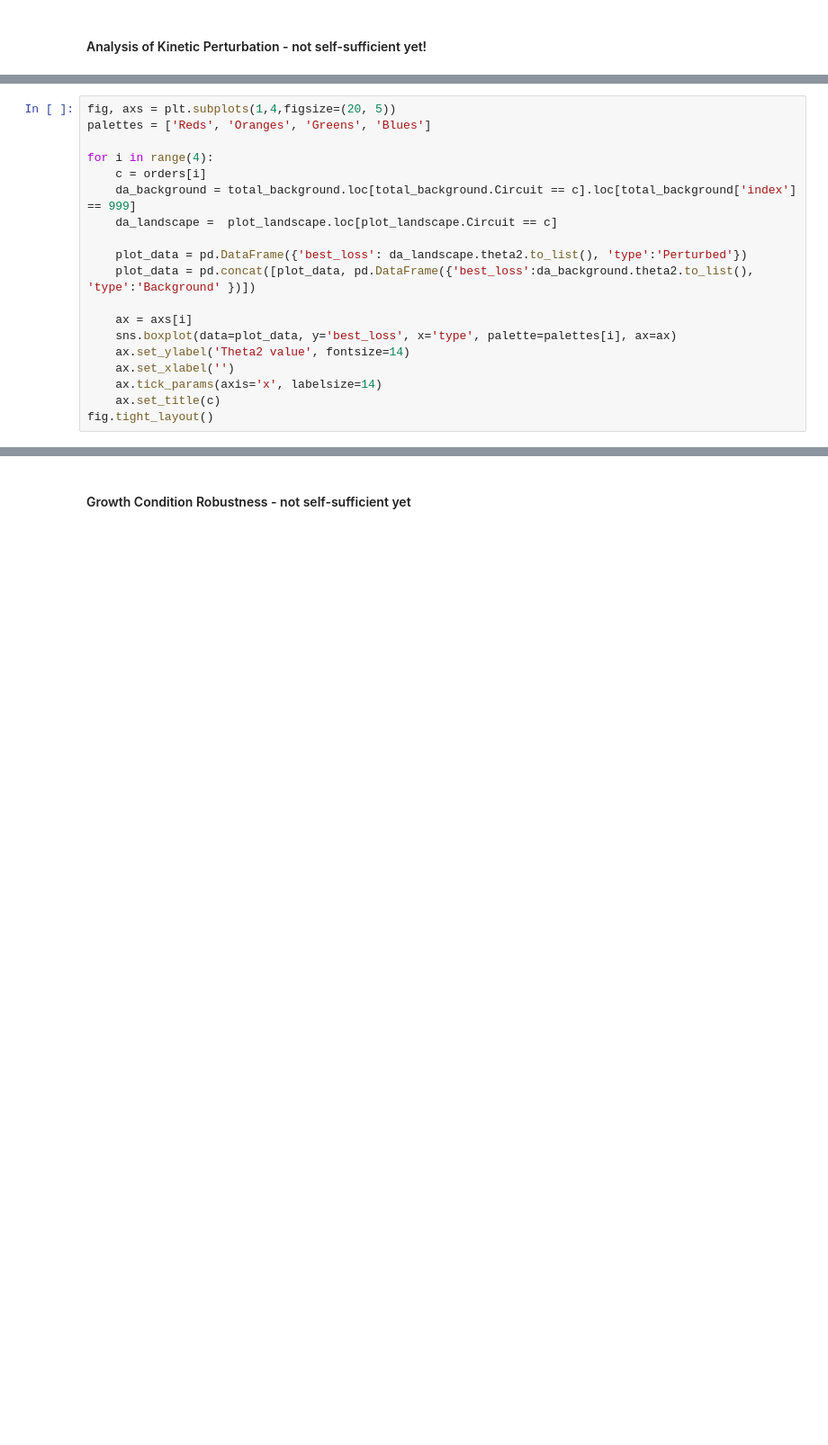
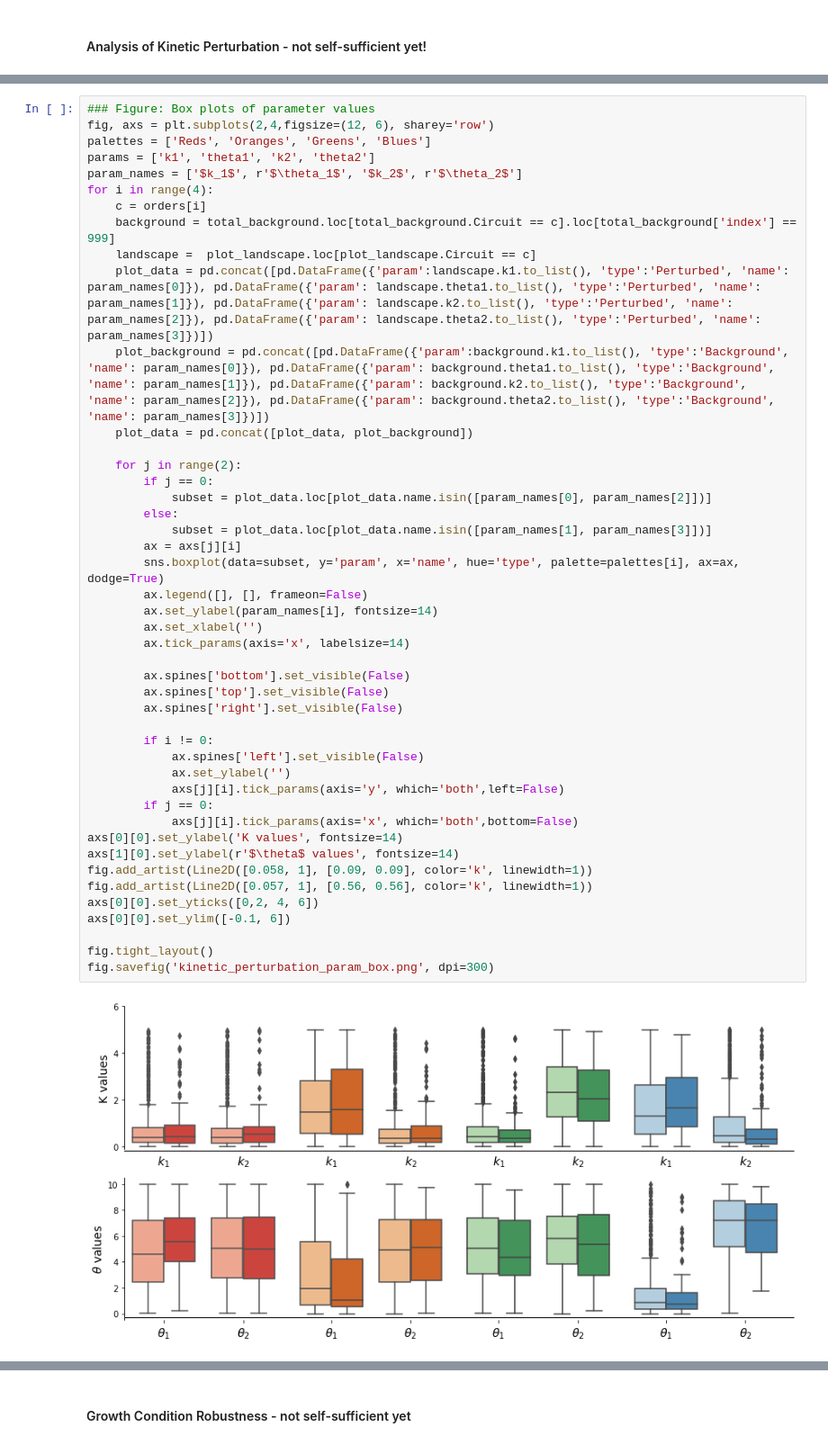
Before and after one commit to cjmerzbacher/bayesopt-dynamic-pathways, a Jupyter notebook: glucaric_acid/glucaric_acid.ipynb, the cells around one changed output, grey strips where cells are left out. Shown at 90% size. Cells and saved outputs as stored; diff of their text form; blank space fills up the shorter version.

```diff
--- a/glucaric_acid/glucaric_acid.ipynb
+++ b/glucaric_acid/glucaric_acid.ipynb
@@ -474,19 +478,0 @@ fig.tight_layout()
-# %%
-fig, axs = plt.subplots(1,4,figsize=(20, 5))
-palettes = ['Reds', 'Oranges', 'Greens', 'Blues']
-
-for i in range(4):
-    c = orders[i]
-    da_background = total_background.loc[total_background.Circuit == c].loc[total_background['index'] == 999]
-    da_landscape =  plot_landscape.loc[plot_landscape.Circuit == c]
-
-    plot_data = pd.DataFrame({'best_loss': da_landscape.theta2.to_list(), 'type':'Perturbed'})
-    plot_data = pd.concat([plot_data, pd.DataFrame({'best_loss':da_background.theta2.to_list(), 'type':'Background' })])
-
-    ax = axs[i]
-    sns.boxplot(data=plot_data, y='best_loss', x='type', palette=palettes[i], ax=ax)
-    ax.set_ylabel('Theta2 value', fontsize=14)
-    ax.set_xlabel('')
-    ax.tick_params(axis='x', labelsize=14)
-    ax.set_title(c)
-fig.tight_layout()
@@ -494,0 +479,47 @@ fig.tight_layout()
+# %%
+### Figure: Box plots of parameter values
+fig, axs = plt.subplots(2,4,figsize=(12, 6), sharey='row')
+palettes = ['Reds', 'Oranges', 'Greens', 'Blues']
+params = ['k1', 'theta1', 'k2', 'theta2']
+param_names = ['$k_1$', r'$\theta_1$', '$k_2$', r'$\theta_2$']
+for i in range(4):
+    c = orders[i]
+    background = total_background.loc[total_background.Circuit == c].loc[total_background['index'] == 999]
+    landscape =  plot_landscape.loc[plot_landscape.Circuit == c]
+    plot_data = pd.concat([pd.DataFrame({'param':landscape.k1.to_list(), 'type':'Perturbed', 'name': param_names[0]}), pd.DataFrame({'param': landscape.theta1.to_list(), 'type':'Perturbed', 'name': param_names[1]}), pd.DataFrame({'param': landscape.k2.to_list(), 'type':'Perturbed', 'name': param_names[2]}), pd.DataFrame({'param': landscape.theta2.to_list(), 'type':'Perturbed', 'name': param_names[3]})])
+    plot_background = pd.concat([pd.DataFrame({'param':background.k1.to_list(), 'type':'Background', 'name': param_names[0]}), pd.DataFrame({'param': background.theta1.to_list(), 'type':'Background', 'name': param_names[1]}), pd.DataFrame({'param': background.k2.to_list(), 'type':'Background', 'name': param_names[2]}), pd.DataFrame({'param': background.theta2.to_list(), 'type':'Background', 'name': param_names[3]})])
+    plot_data = pd.concat([plot_data, plot_background])
+
+    for j in range(2):
+        if j == 0:
+            subset = plot_data.loc[plot_data.name.isin([param_names[0], param_names[2]])]
+        else:
+            subset = plot_data.loc[plot_data.name.isin([param_names[1], param_names[3]])]
+        ax = axs[j][i]
+        sns.boxplot(data=subset, y='param', x='name', hue='type', palette=palettes[i], ax=ax, dodge=True)
+        ax.legend([], [], frameon=False)
+        ax.set_ylabel(param_names[i], fontsize=14)
+        ax.set_xlabel('')
+        ax.tick_params(axis='x', labelsize=14)
+
+        ax.spines['bottom'].set_visible(False)
+        ax.spines['top'].set_visible(False)
+        ax.spines['right'].set_visible(False)
+
+        if i != 0:
+            ax.spines['left'].set_visible(False)
+            ax.set_ylabel('')
+            axs[j][i].tick_params(axis='y', which='both',left=False)
+        if j == 0:
+            axs[j][i].tick_params(axis='x', which='both',bottom=False)
+axs[0][0].set_ylabel('K values', fontsize=14)
+axs[1][0].set_ylabel(r'$\theta$ values', fontsize=14)
+fig.add_artist(Line2D([0.058, 1], [0.09, 0.09], color='k', linewidth=1))
+fig.add_artist(Line2D([0.057, 1], [0.56, 0.56], color='k', linewidth=1))
+axs[0][0].set_yticks([0,2, 4, 6])
+axs[0][0].set_ylim([-0.1, 6])
+
+fig.tight_layout()
+fig.savefig('kinetic_perturbation_param_box.png', dpi=300)
+# %% [output]
+[figure, added]
```
Also changed, not shown: parts of 20 cells of this notebook, 12 other files.
